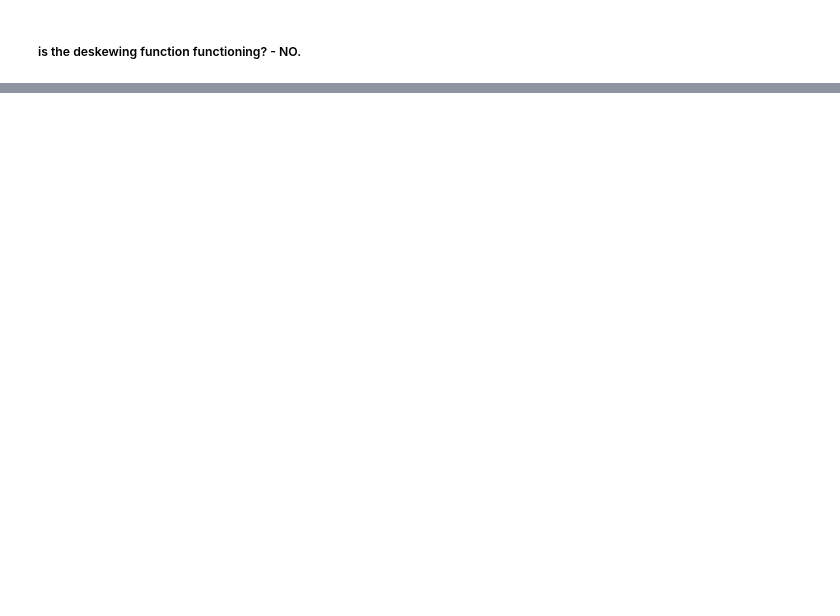
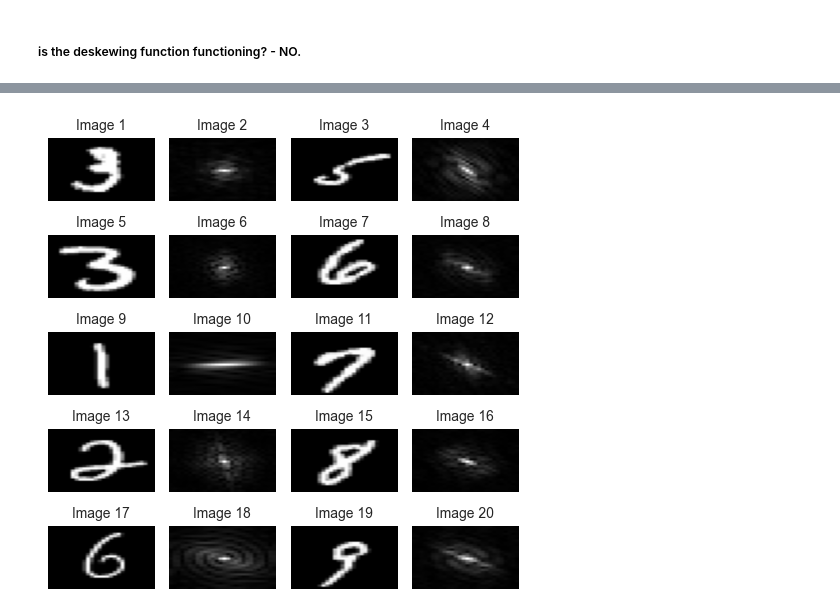
Before and after one commit to Noamnes/Machine_Learning_Project, a Jupyter notebook: tests.ipynb, the cells around one changed output, grey strips where cells are left out. Saved outputs shown, nothing was run; the diff lists cells and outputs as text; code cells hidden in the pictures; blank space fills up the shorter version.

```diff
--- a/tests.ipynb
+++ b/tests.ipynb
@@ -41,0 +42,5 @@ vis.plot_before_after_transform(image_list, trans.deskew_image)
+# %%
+from transformations import fourier_transform_features
+vis.plot_before_after_transform(X_train[10:20],transformation=fourier_transform_features)
+# %% [output]
+[figure, added]
```
Also changed, not shown: parts of 4 cells of this notebook, 3 other files.
